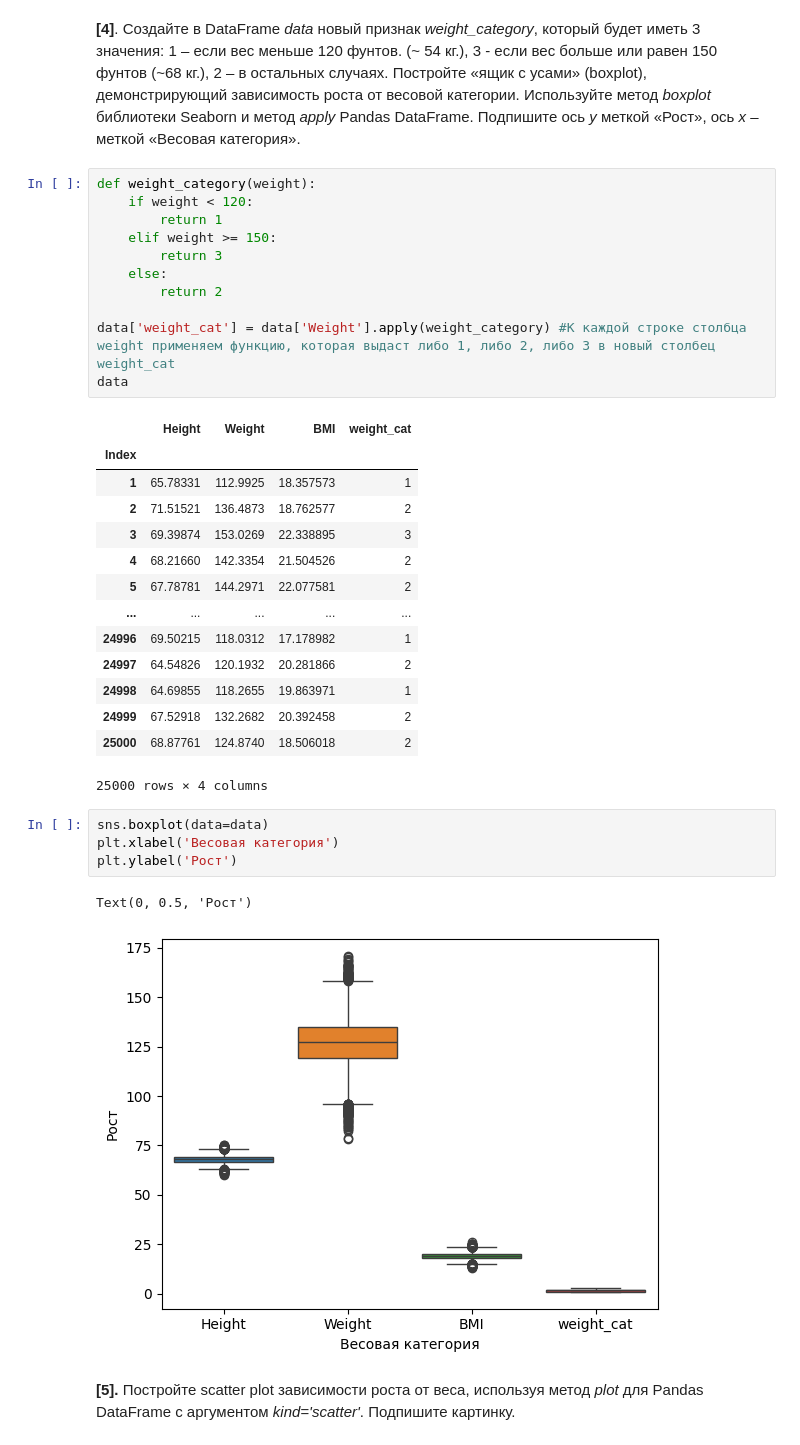
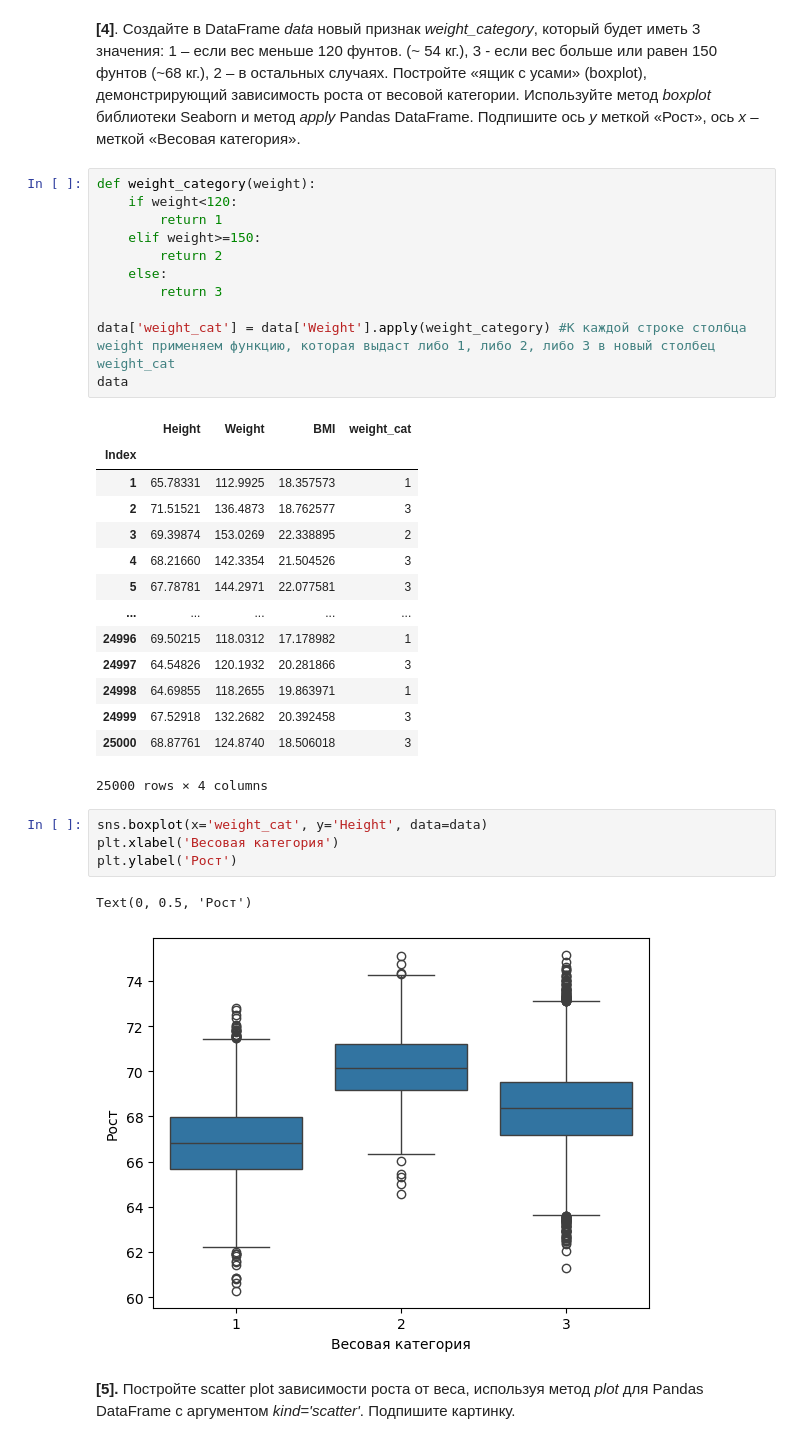
Before and after one commit to m3nandros/machine-learning-methods, a Jupyter notebook: Lab3/Лабораторная работа 3_1/weights_heights.ipynb, the cells around one changed output. Saved outputs shown, nothing was run; the diff lists cells and outputs as text.

```diff
--- a/Lab3/Лабораторная работа 3_1/weights_heights.ipynb
+++ b/Lab3/Лабораторная работа 3_1/weights_heights.ipynb
@@ -83,12 +89,12 @@ sns.pairplot(data)
 **[4]**. Создайте в DataFrame *data* новый признак *weight_category*, который будет иметь 3 значения: 1 – если вес меньше 120 фунтов. (~ 54 кг.), 3 - если вес  больше или равен 150 фунтов (~68 кг.), 2 – в остальных случаях. Постройте «ящик с усами» (boxplot), демонстрирующий зависимость роста от весовой категории. Используйте метод *boxplot* библиотеки Seaborn и метод *apply* Pandas DataFrame. Подпишите ось *y* меткой «Рост», ось *x* – меткой «Весовая категория».
 # %%
 def weight_category(weight):
-    if weight < 120:
+    if weight<120:
         return 1
-    elif weight >= 150:
+    elif weight>=150:
+        return 2
+    else:
         return 3
-    else:
-        return 2
 
 data['weight_cat'] = data['Weight'].apply(weight_category) #К каждой строке столбца weight применяем функцию, которая выдаст либо 1, либо 2, либо 3 в новый столбец weight_cat
 data
@@ -96,24 +102,24 @@ data
 |  | Height | Weight | BMI | weight_cat |
 | Index |  |  |  |  |
 | 1 | 65.78331 | 112.9925 | 18.357573 | 1 |
-| 2 | 71.51521 | 136.4873 | 18.762577 | 2 |
-| 3 | 69.39874 | 153.0269 | 22.338895 | 3 |
-| 4 | 68.21660 | 142.3354 | 21.504526 | 2 |
-| 5 | 67.78781 | 144.2971 | 22.077581 | 2 |
+| 2 | 71.51521 | 136.4873 | 18.762577 | 3 |
+| 3 | 69.39874 | 153.0269 | 22.338895 | 2 |
+| 4 | 68.21660 | 142.3354 | 21.504526 | 3 |
+| 5 | 67.78781 | 144.2971 | 22.077581 | 3 |
 | ... | ... | ... | ... | ... |
 | 24996 | 69.50215 | 118.0312 | 17.178982 | 1 |
-| 24997 | 64.54826 | 120.1932 | 20.281866 | 2 |
+| 24997 | 64.54826 | 120.1932 | 20.281866 | 3 |
 | 24998 | 64.69855 | 118.2655 | 19.863971 | 1 |
-| 24999 | 67.52918 | 132.2682 | 20.392458 | 2 |
-| 25000 | 68.87761 | 124.8740 | 18.506018 | 2 |
+| 24999 | 67.52918 | 132.2682 | 20.392458 | 3 |
+| 25000 | 68.87761 | 124.8740 | 18.506018 | 3 |
 25000 rows × 4 columns
 # %%
-sns.boxplot(data=data)
+sns.boxplot(x='weight_cat', y='Height', data=data)
 plt.xlabel('Весовая категория')
 plt.ylabel('Рост')
 # %% [output]
 Text(0, 0.5, 'Рост')
-[figure, old version]
+[figure, new version]
 # %% [markdown]
 **[5].** Постройте scatter plot зависимости роста от веса, используя метод *plot* для Pandas DataFrame с аргументом *kind='scatter'*. Подпишите картинку.
 # %%
```
Also changed, not shown: parts of 22 cells of this notebook, 4 other files.
